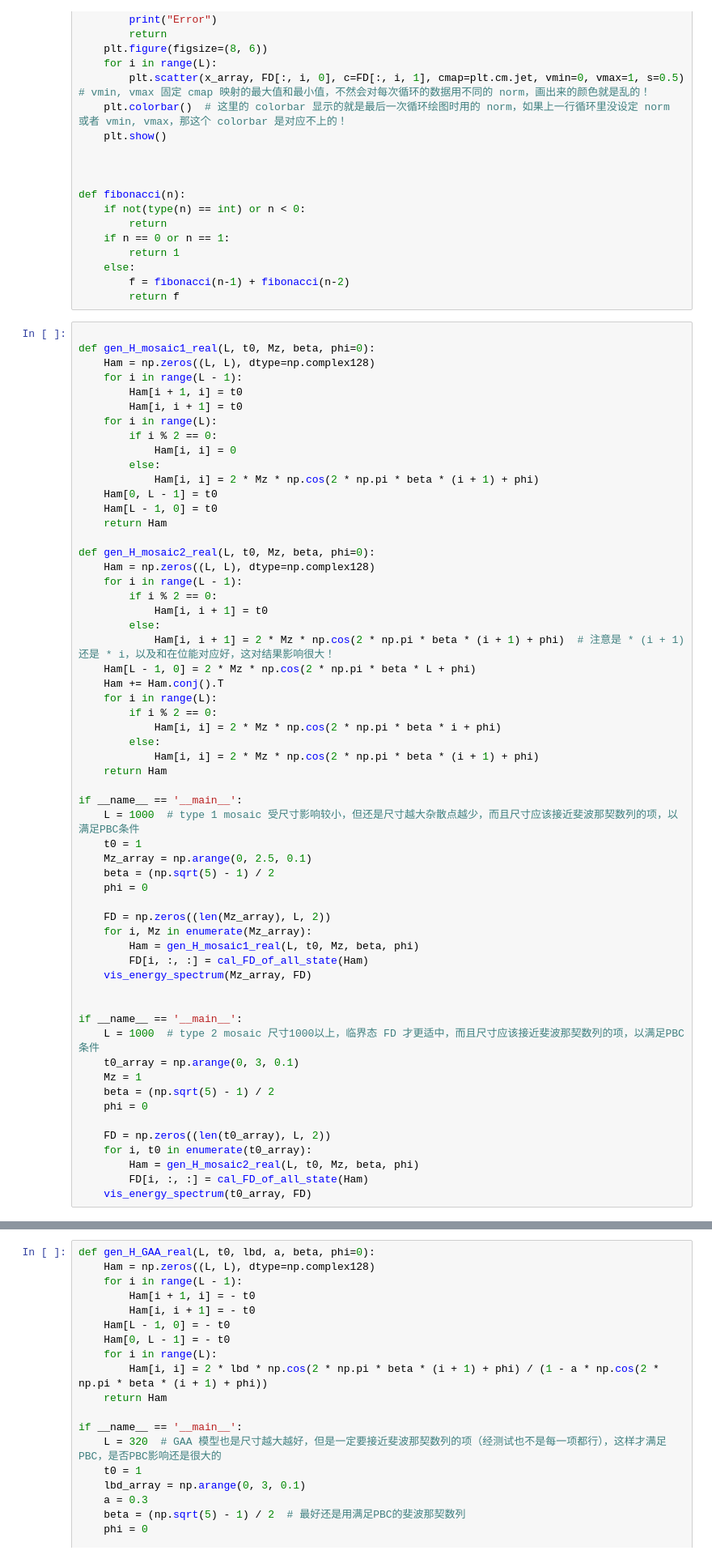
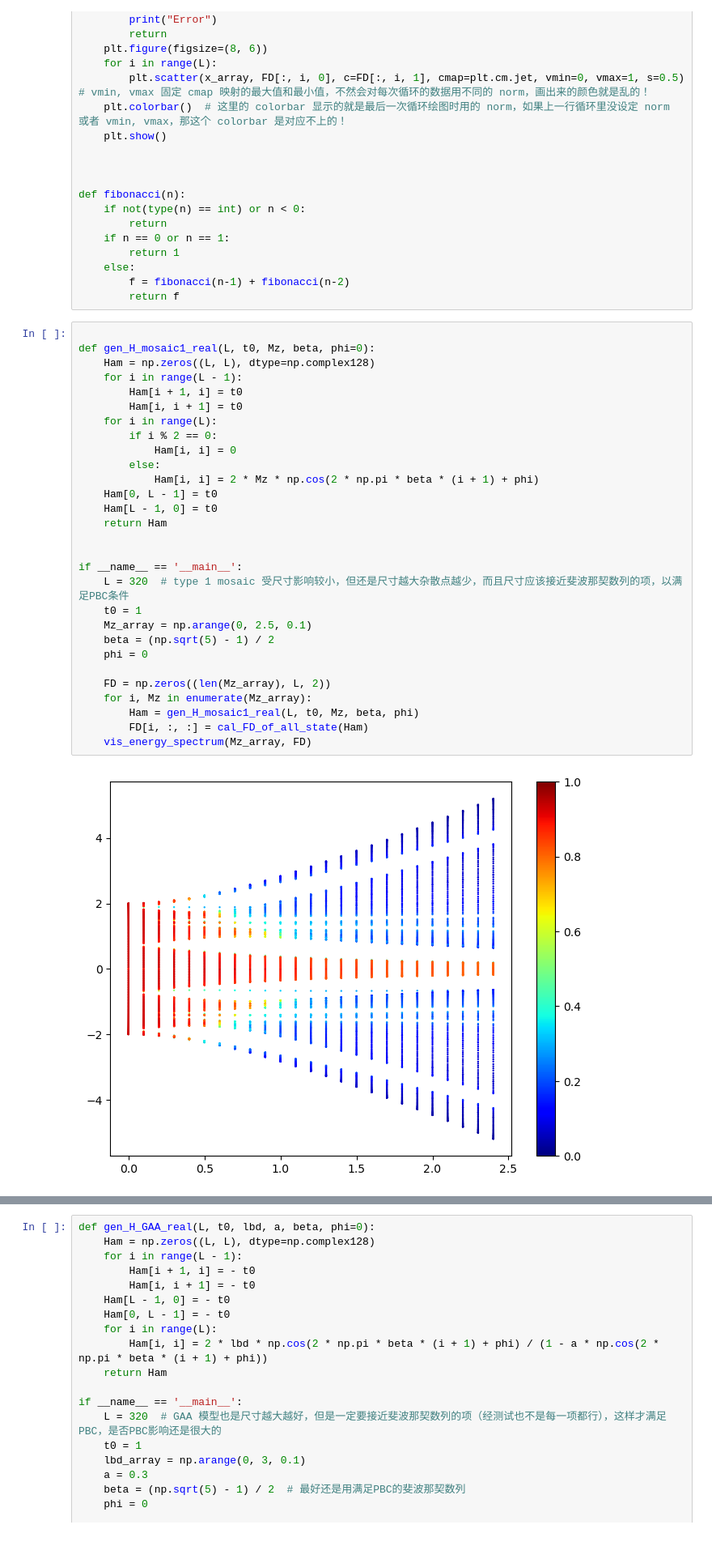
Before and after one commit to KirbyFox21/localization_phys, a Jupyter notebook: model/energy_spectrum_with_FD.ipynb, the cells around one changed output, grey strips where cells are left out. Shown at 81% size. Cells and saved outputs as stored; diff of their text form.

```diff
--- a/model/energy_spectrum_with_FD.ipynb
+++ b/model/energy_spectrum_with_FD.ipynb
@@ -58,58 +58,31 @@ def fibonacci(n):
 # %%
 
 def gen_H_mosaic1_real(L, t0, Mz, beta, phi=0):
     Ham = np.zeros((L, L), dtype=np.complex128)
     for i in range(L - 1):
         Ham[i + 1, i] = t0
         Ham[i, i + 1] = t0
     for i in range(L):
         if i % 2 == 0:
             Ham[i, i] = 0
         else:
             Ham[i, i] = 2 * Mz * np.cos(2 * np.pi * beta * (i + 1) + phi)
     Ham[0, L - 1] = t0
     Ham[L - 1, 0] = t0
     return Ham
 
-def gen_H_mosaic2_real(L, t0, Mz, beta, phi=0):
-    Ham = np.zeros((L, L), dtype=np.complex128)
-    for i in range(L - 1):
-        if i % 2 == 0:
-            Ham[i, i + 1] = t0
-        else:
-            Ham[i, i + 1] = 2 * Mz * np.cos(2 * np.pi * beta * (i + 1) + phi)  # 注意是 * (i + 1) 还是 * i，以及和在位能对应好，这对结果影响很大！
-    Ham[L - 1, 0] = 2 * Mz * np.cos(2 * np.pi * beta * L + phi)
-    Ham += Ham.conj().T
-    for i in range(L):
-        if i % 2 == 0:
-            Ham[i, i] = 2 * Mz * np.cos(2 * np.pi * beta * i + phi)
-        else:
-            Ham[i, i] = 2 * Mz * np.cos(2 * np.pi * beta * (i + 1) + phi)
-    return Ham
 
 if __name__ == '__main__':
-    L = 1000  # type 1 mosaic 受尺寸影响较小，但还是尺寸越大杂散点越少，而且尺寸应该接近斐波那契数列的项，以满足PBC条件
+    L = 320  # type 1 mosaic 受尺寸影响较小，但还是尺寸越大杂散点越少，而且尺寸应该接近斐波那契数列的项，以满足PBC条件
     t0 = 1
     Mz_array = np.arange(0, 2.5, 0.1)
     beta = (np.sqrt(5) - 1) / 2
     phi = 0
 
     FD = np.zeros((len(Mz_array), L, 2))
     for i, Mz in enumerate(Mz_array):
         Ham = gen_H_mosaic1_real(L, t0, Mz, beta, phi)
         FD[i, :, :] = cal_FD_of_all_state(Ham)
     vis_energy_spectrum(Mz_array, FD)
-
-
-if __name__ == '__main__':
-    L = 1000  # type 2 mosaic 尺寸1000以上，临界态 FD 才更适中，而且尺寸应该接近斐波那契数列的项，以满足PBC条件
-    t0_array = np.arange(0, 3, 0.1)
-    Mz = 1
-    beta = (np.sqrt(5) - 1) / 2
-    phi = 0
-
-    FD = np.zeros((len(t0_array), L, 2))
-    for i, t0 in enumerate(t0_array):
-        Ham = gen_H_mosaic2_real(L, t0, Mz, beta, phi)
-        FD[i, :, :] = cal_FD_of_all_state(Ham)
-    vis_energy_spectrum(t0_array, FD)
+# %% [output]
+[figure, added]
```
Also changed, not shown: parts of 2 cells of this notebook, 4 other files.
